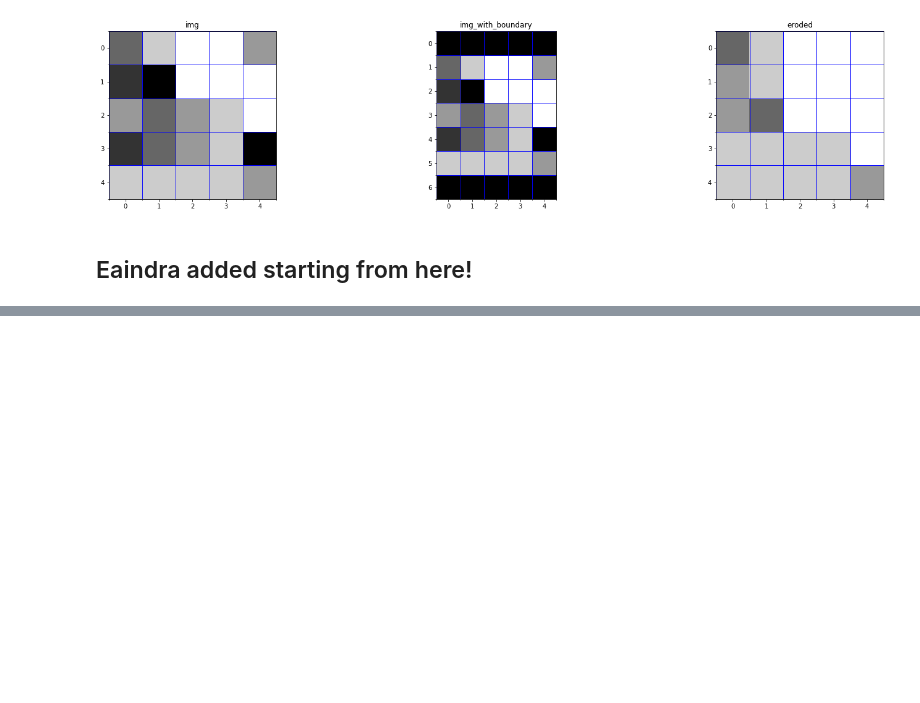
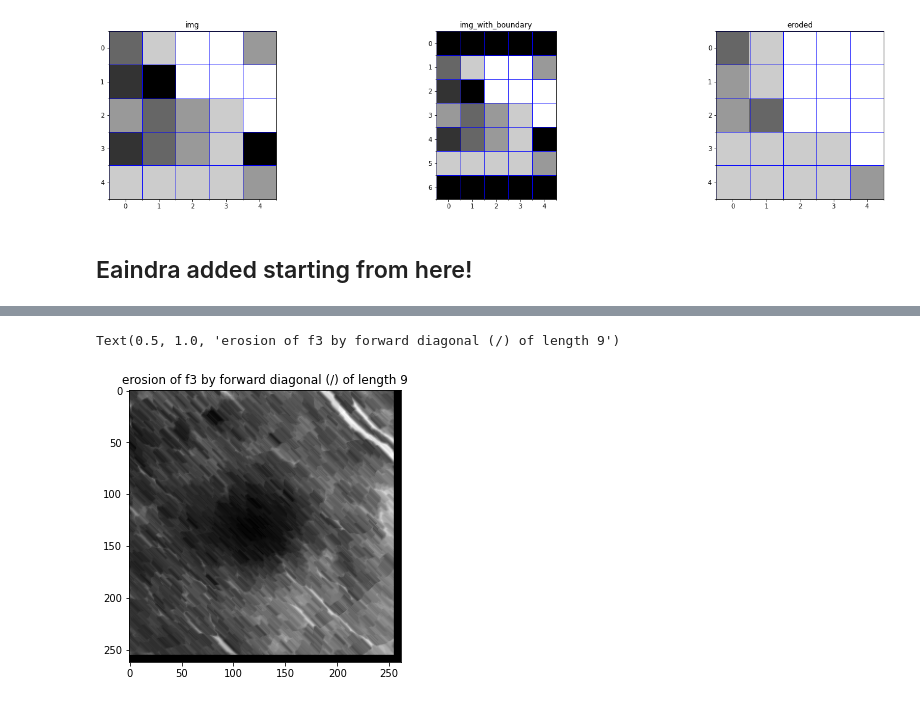
Before and after one commit to digggy/CA-CS-802_Image-Processing, a Jupyter notebook: assignment-1/ip_assignment1.ipynb, the cells around one changed output, grey strips where cells are left out. Cells and saved outputs as stored; diff of their text form; code cells hidden in the pictures; blank space fills up the shorter version.

```diff
--- a/assignment-1/ip_assignment1.ipynb
+++ b/assignment-1/ip_assignment1.ipynb
@@ -330,0 +341,8 @@ plt.imshow(my_data, cmap='gray',vmin=0,vmax=max_val)
+# %%
+my_data = genfromtxt('ef3_e5.txt', delimiter=',').astype(int)
+max_val=np.max(my_data)
+plt.imshow(my_data, cmap='gray',vmin=0,vmax=max_val)
+plt.title('erosion of f3 by forward diagonal (/) of length 9')
+# %% [output]
+Text(0.5, 1.0, 'erosion of f3 by forward diagonal (/) of length 9')
+[figure, added]
```
Also changed, not shown: parts of 13 cells of this notebook.
